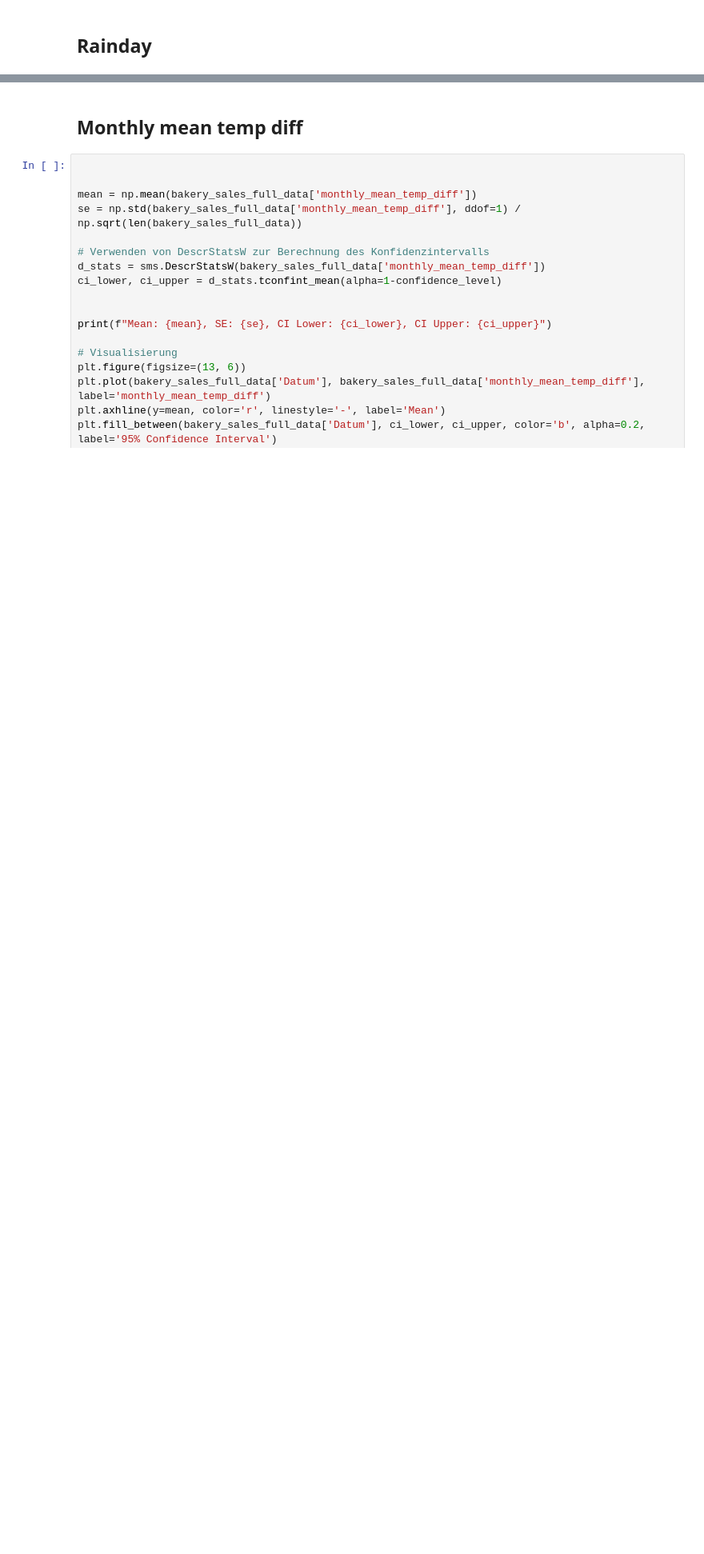
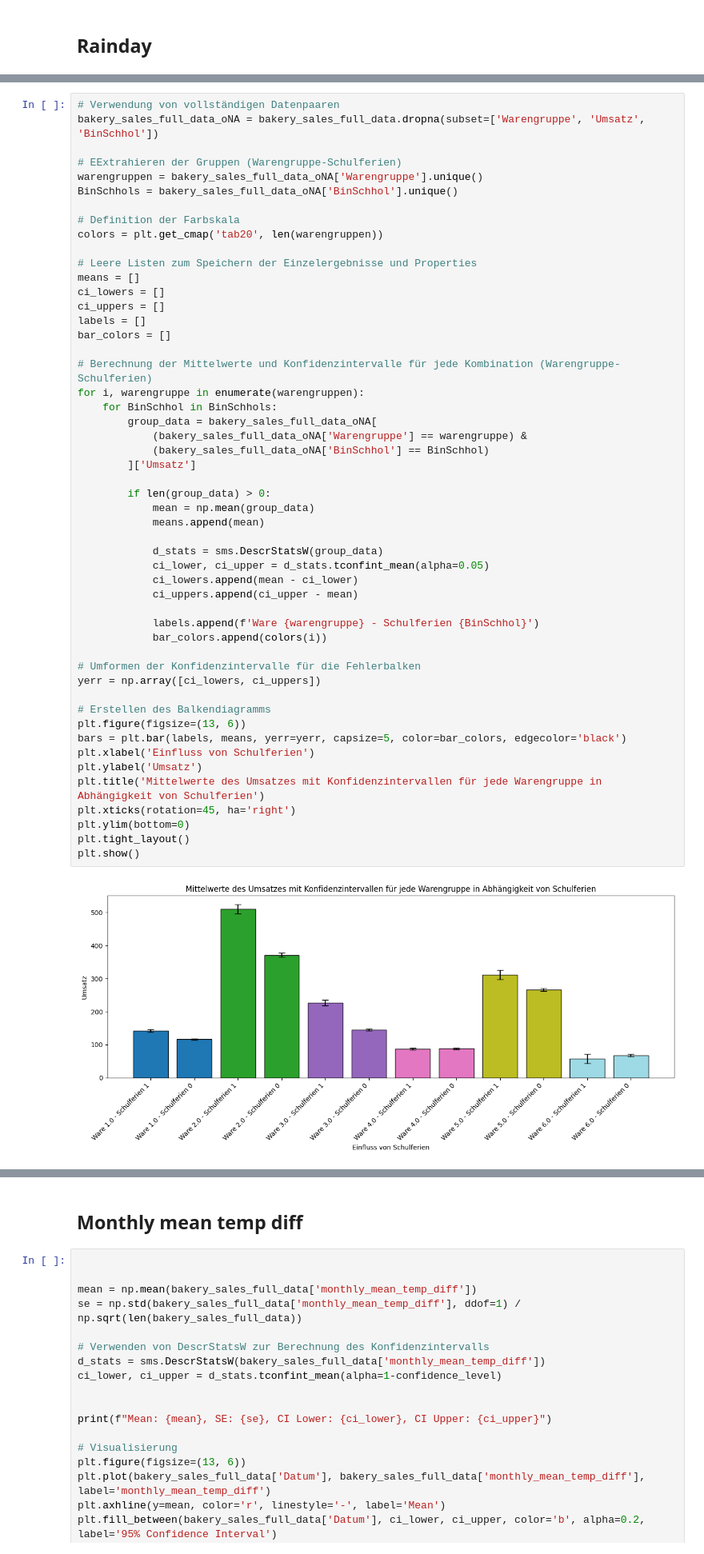
Before and after one commit to sebkrueger/bakery__sales_prediction_ml_project, a Jupyter notebook: 1_DatasetCharacteristics/confidence_intervals.ipynb, the cells around one changed output, grey strips where cells are left out. Shown: that part at 80% size. Drawn from its saved outputs; the diff is of its cells as text; blank space fills up the shorter version.

Commit message:
Balkendiagramm
Balkendiagramm mit Konfidenzintervall

```diff
--- a/1_DatasetCharacteristics/confidence_intervals.ipynb
+++ b/1_DatasetCharacteristics/confidence_intervals.ipynb
@@ -39,0 +68,53 @@ Mean: 0.4342780858492504, SE: 0.005023112136988193, CI Lower: 0.4244317430163947
+# %%
+# Verwendung von vollständigen Datenpaaren
+bakery_sales_full_data_oNA = bakery_sales_full_data.dropna(subset=['Warengruppe', 'Umsatz', 'BinSchhol'])
+
+# EExtrahieren der Gruppen (Warengruppe-Schulferien)
+warengruppen = bakery_sales_full_data_oNA['Warengruppe'].unique()
+BinSchhols = bakery_sales_full_data_oNA['BinSchhol'].unique()
+
+# Definition der Farbskala
+colors = plt.get_cmap('tab20', len(warengruppen))
+
+# Leere Listen zum Speichern der Einzelergebnisse und Properties
+means = []
+ci_lowers = []
+ci_uppers = []
+labels = []
+bar_colors = []
+
+# Berechnung der Mittelwerte und Konfidenzintervalle für jede Kombination (Warengruppe-Schulferien)
+for i, warengruppe in enumerate(warengruppen):
+    for BinSchhol in BinSchhols:
+        group_data = bakery_sales_full_data_oNA[
+            (bakery_sales_full_data_oNA['Warengruppe'] == warengruppe) &
+            (bakery_sales_full_data_oNA['BinSchhol'] == BinSchhol)
+        ]['Umsatz']
+
+        if len(group_data) > 0:
+            mean = np.mean(group_data)
+            means.append(mean)
+
+            d_stats = sms.DescrStatsW(group_data)
+            ci_lower, ci_upper = d_stats.tconfint_mean(alpha=0.05)
+            ci_lowers.append(mean - ci_lower)
+            ci_uppers.append(ci_upper - mean)
+
+            labels.append(f'Ware {warengruppe} - Schulferien {BinSchhol}')
+            bar_colors.append(colors(i))
+
+# Umformen der Konfidenzintervalle für die Fehlerbalken
+yerr = np.array([ci_lowers, ci_uppers])
+
+# Erstellen des Balkendiagramms
+plt.figure(figsize=(13, 6))
+bars = plt.bar(labels, means, yerr=yerr, capsize=5, color=bar_colors, edgecolor='black')
+plt.xlabel('Einfluss von Schulferien')
+plt.ylabel('Umsatz')
+plt.title('Mittelwerte des Umsatzes mit Konfidenzintervallen für jede Warengruppe in Abhängigkeit von Schulferien')
+plt.xticks(rotation=45, ha='right')
+plt.ylim(bottom=0)
+plt.tight_layout()
+plt.show()
+# %% [output]
+[figure, added]
```
Also changed, not shown: parts of 9 cells of this notebook, 8 other files.
